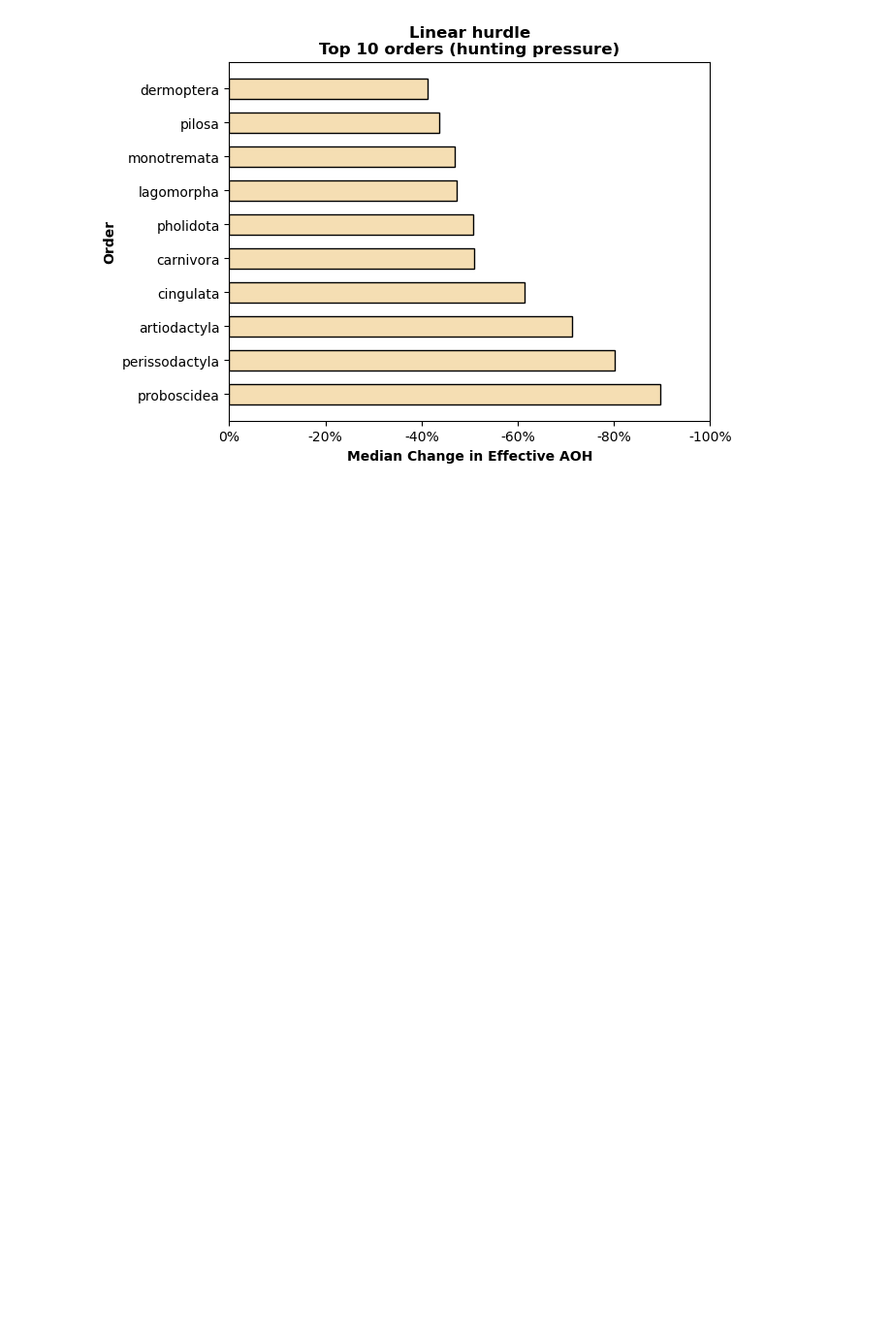
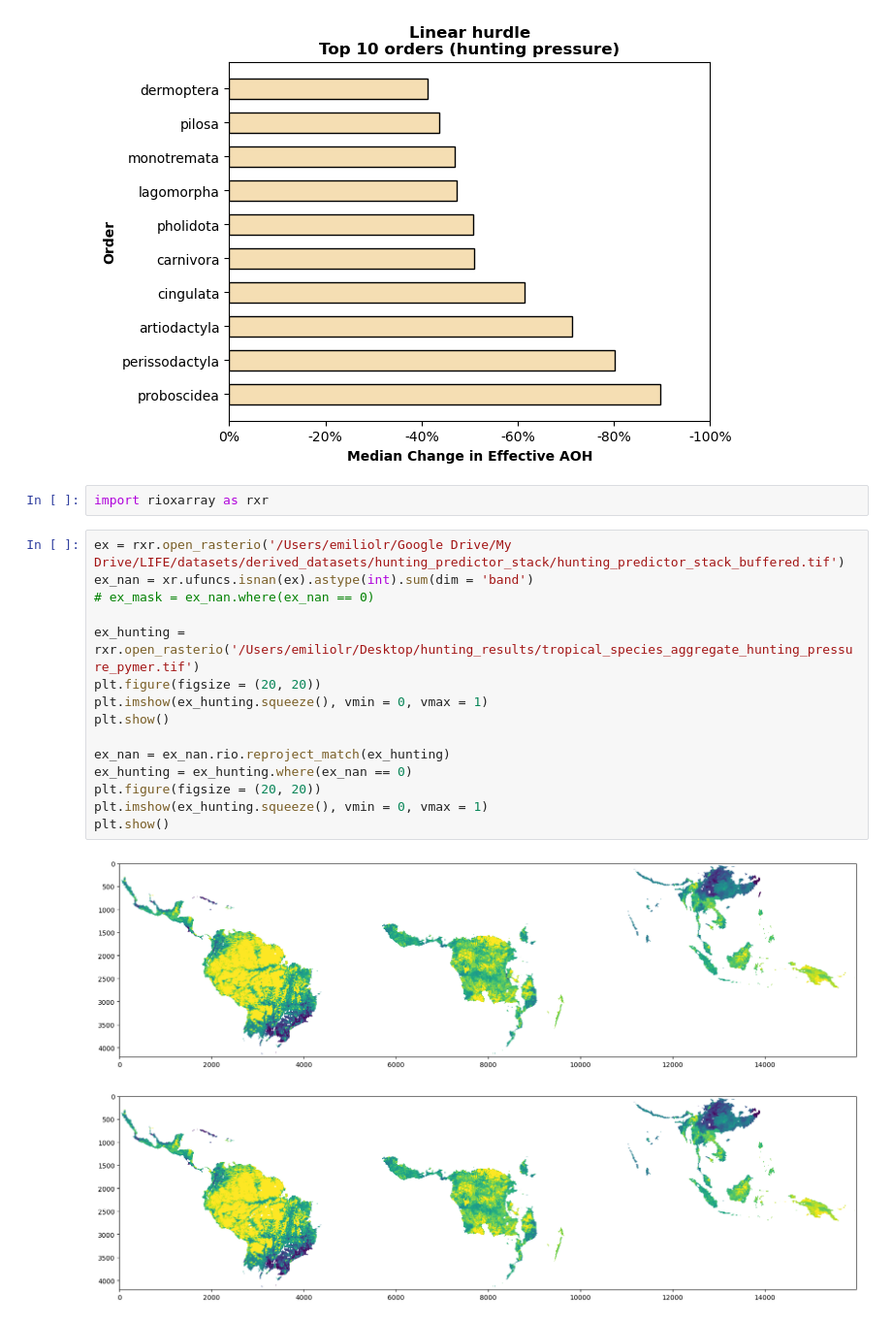
Before and after one commit to emiliolr/life-hunting, a Jupyter notebook: notebooks/plotting_model_projection_results.ipynb, the cells around one changed output. Shown at 97% size. Saved outputs shown, nothing was run; the diff lists cells and outputs as text; blank space fills up the shorter version.

```diff
--- a/notebooks/plotting_model_projection_results.ipynb
+++ b/notebooks/plotting_model_projection_results.ipynb
@@ -159,3 +159,23 @@ if save_plots:
                 bbox_inches = 'tight', dpi = 400)
 # %% [output]
 [figure]
+# %%
+import rioxarray as rxr
+# %%
+ex = rxr.open_rasterio('/Users/emiliolr/Google Drive/My Drive/LIFE/datasets/derived_datasets/hunting_predictor_stack/hunting_predictor_stack_buffered.tif')
+ex_nan = xr.ufuncs.isnan(ex).astype(int).sum(dim = 'band')
+# ex_mask = ex_nan.where(ex_nan == 0)
+
+ex_hunting = rxr.open_rasterio('/Users/emiliolr/Desktop/hunting_results/tropical_species_aggregate_hunting_pressure_pymer.tif')
+plt.figure(figsize = (20, 20))
+plt.imshow(ex_hunting.squeeze(), vmin = 0, vmax = 1)
+plt.show()
+
+ex_nan = ex_nan.rio.reproject_match(ex_hunting)
+ex_hunting = ex_hunting.where(ex_nan == 0)
+plt.figure(figsize = (20, 20))
+plt.imshow(ex_hunting.squeeze(), vmin = 0, vmax = 1)
+plt.show()
+# %% [output]
+[figure, added]
+[figure, added]
```
Also changed, not shown: parts of 1 cell of this notebook, 2 other files.
